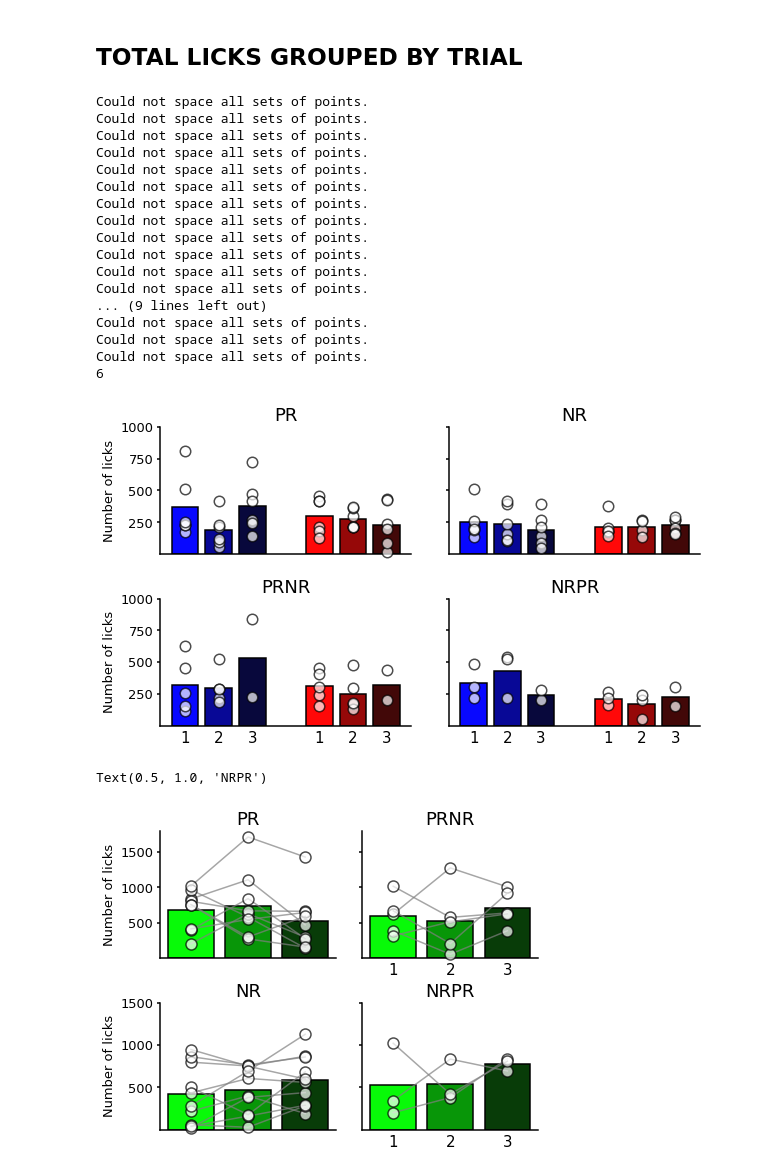
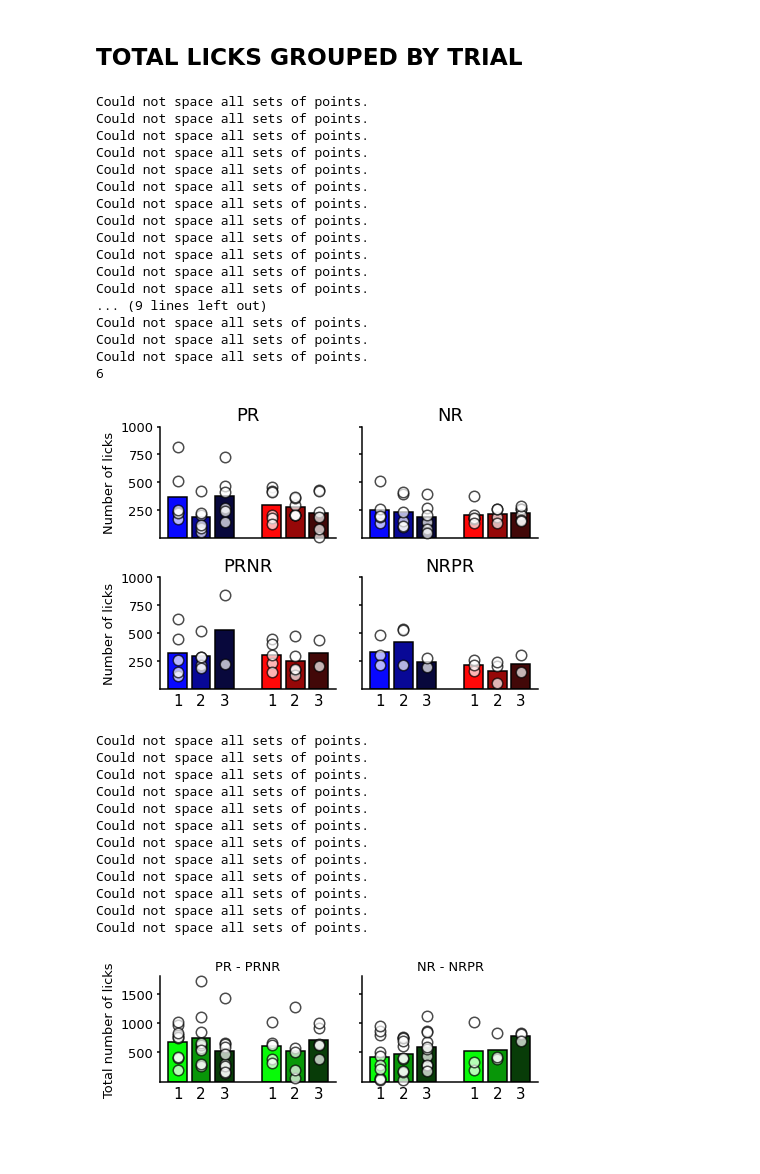
Before and after one commit to jetsetmette/VGP, a Jupyter notebook: notebooks/Behavior_2P.ipynb, the cells around one changed output. Cells and saved outputs as stored; diff of their text form; code cells hidden in the pictures; blank space fills up the shorter version.

```diff
--- a/notebooks/Behavior_2P.ipynb
+++ b/notebooks/Behavior_2P.ipynb
@@ -282,7 +282,7 @@ def make_barscatter(data, ax=None, barlabels=['PR','PRNR','NR','NRPR'], barfacec
         f,ax = plt.subplots()
 
     tp.barscatter(data,
-                  paired= True,
+#                   paired= True,
                   barfacecolor=barfacecolor,
                   barlabels=barlabels,
                   barlabeloffset=0.04,
@@ -435,6 +435,7 @@ for row in rows:
         all_data[key]['number of trials']=len(pump_fn)
         all_data[key]['total licks']=len(licks_fn)
         all_data[key]['hit trial'] = len(hit_trial)
+        all_data[key]['% hit']=(len(hit_trial)/(len(pump_fn))*100)
         all_data[key]['miss trials']= len(miss_trial)
         all_data[key]['licks per trial']= np.mean(licks_all_trial)
         all_data[key]['licks hit trial']= np.mean(licks_hit_trial)
@@ -1984,8 +2334,8 @@ malt_PR_S1,malt_PRNR_S1,malt_NR_S1,malt_NRPR_S1 = grouped_by_session(all_data, '
 malt_PR_S2,malt_PRNR_S2,malt_NR_S2,malt_NRPR_S2 = grouped_by_session(all_data, 'Malt.','S2', 'total licks')
 malt_PR_S3,malt_PRNR_S3,malt_NR_S3,malt_NRPR_S3 = grouped_by_session(all_data, 'Malt.','S3', 'total licks')
 # %%
-f,ax=plt.subplots(figsize=(10,5), ncols=2, nrows=2, sharey='row')
-f.subplots_adjust(wspace=0.15,hspace=0.35, bottom=0.05, left=0.15)
+f,ax=plt.subplots(figsize=(7,5), ncols=2, nrows=2, sharey='row')
+f.subplots_adjust(wspace=0.15,hspace=0.35, bottom=0.15, left=0.15)
 
 colors_C=['#0808FF','#080896','#08083C','#FF0808','#960808','#420808']
 
@@ -2009,73 +2359,78 @@ ax[1,0].set_ylabel('Number of licks',fontsize = 13)
 ax[1,0].set_yticks([250,500,750,1000])
 ax[1,1].set_yticks([250,500,750,1000])
 ax[1,0].set_yticklabels([250,500,750,1000], fontsize = 13)
 
 ax[0,0].set_title('PR',fontsize=18)
 ax[0,1].set_title('NR',fontsize=18)
 ax[1,0].set_title('PRNR',fontsize=18)
 ax[1,1].set_title('NRPR',fontsize=18)
 
 
 
 print(len(cas_NR_S1))
-# f.savefig('C:\\Users\\mko102\\GitHub\\VGP\\output\\total_licks_session.png')
+f.savefig('C:\\Users\\mko102\\GitHub\\VGP\\output\\total_licks_session.png')
 # %% [output]
 Could not space all sets of points.
 Could not space all sets of points.
 Could not space all sets of points.
 Could not space all sets of points.
 Could not space all sets of points.
 Could not space all sets of points.
 Could not space all sets of points.
 Could not space all sets of points.
 Could not space all sets of points.
 Could not space all sets of points.
 Could not space all sets of points.
 Could not space all sets of points.
 ... (9 lines left out)
 Could not space all sets of points.
 Could not space all sets of points.
 Could not space all sets of points.
 6
-[figure, old version]
+[figure, new version]
 # %%
 ensure_PR_S1,ensure_PRNR_S1,ensure_NR_S1,ensure_NRPR_S1 = grouped_by_session(all_data, 'Ensure','S1', 'total licks')
 ensure_PR_S2,ensure_PRNR_S2,ensure_NR_S2,ensure_NRPR_S2 = grouped_by_session(all_data, 'Ensure','S2', 'total licks')
 ensure_PR_S3,ensure_PRNR_S3,ensure_NR_S3,ensure_NRPR_S3 = grouped_by_session(all_data, 'Ensure','S3', 'total licks')
 # %%
-f,ax=plt.subplots(figsize=(7,5), ncols=2, nrows=2, sharey='row')
-f.subplots_adjust(wspace=0.15,hspace=0.35, bottom=0.05, left=0.15)
+f,ax=plt.subplots(figsize=(7,2), ncols=2, nrows=1, sharey='row')
+f.subplots_adjust(wspace=0.15,hspace=0.35, bottom=0.15, left=0.15)
 
-colors_C=['#08FA08','#089608','#083C08']
-
-#08FA08
-#089608
-#083C08
-
-ax[0,0]= make_barscatter([ensure_PR_S1,ensure_PR_S2,ensure_PR_S3], ax=ax[0,0], barfacecolor=colors_C)
-ax[0,1]= make_barscatter([ensure_PRNR_S1,ensure_PRNR_S2,ensure_PRNR_S3], ax=ax[0,1], barfacecolor=colors_C,barlabels=['1','2','3'])
+colors_C=['#08FA08','#089608','#083C08','#08FA08','#089608','#083C08']
 
 
 
-ax[1,0]= make_barscatter([ensure_NR_S1,ensure_NR_S2,ensure_NR_S3], ax=ax[1,0], barfacecolor=colors_C)
-ax[1,1]= make_barscatter([ensure_NRPR_S1,ensure_NRPR_S2,ensure_NRPR_S3], ax=ax[1,1], barfacecolor=colors_C,barlabels=['1','2','3'])
+ax[0]= make_barscatter([[ensure_PR_S1,ensure_PR_S2,ensure_PR_S3],[ensure_PRNR_S1,ensure_PRNR_S2,ensure_PRNR_S3]], ax=ax[0], barfacecolor=colors_C,barlabels=['1','2','3','1','2','3'])
+ax[1]= make_barscatter([[ensure_NR_S1,ensure_NR_S2,ensure_NR_S3],[ensure_NRPR_S1,ensure_NRPR_S2,ensure_NRPR_S3]], ax=ax[1], barfacecolor=colors_C,barlabels=['1','2','3','1','2','3'])
 
 
 
-ax[0,0].set_ylabel('Number of licks',fontsize = 13)
-ax[0,0].set_yticks([500,1000,1500])
-ax[0,1].set_yticks([500,1000,1500])
-ax[0,0].set_yticklabels([500,1000,1500], fontsize = 13)
 
-ax[1,0].set_ylabel('Number of licks',fontsize = 13)
-ax[1,0].set_yticks([500,1000,1500])
-ax[1,1].set_yticks([500,1000,1500])
-ax[1,0].set_yticklabels([500,1000,1500], fontsize = 13)
 
-ax[0,0].set_title('PR',fontsize=18)
-ax[0,1].set_title('PRNR',fontsize=18)
-ax[1,0].set_title('NR',fontsize=18)
-ax[1,1].set_title('NRPR',fontsize=18)
+
+
+ax[0].set_ylabel('Total number of licks',fontsize = 13)
+ax[0].set_yticks([500,1000,1500])
+ax[1].set_yticks([500,1000,1500])
+ax[0].set_yticklabels([500,1000,1500], fontsize = 13)
+
+
+
+ax[0].set_title('PR - PRNR',fontsize=13)
+ax[1].set_title('NR - NRPR',fontsize=13)
+
+f.savefig('C:\\Users\\mko102\\GitHub\\VGP\\output\\total_licks_session_Ensure.png')
 # %% [output]
-Text(0.5, 1.0, 'NRPR')
+Could not space all sets of points.
+Could not space all sets of points.
+Could not space all sets of points.
+Could not space all sets of points.
+Could not space all sets of points.
+Could not space all sets of points.
+Could not space all sets of points.
+Could not space all sets of points.
+Could not space all sets of points.
+Could not space all sets of points.
+Could not space all sets of points.
+Could not space all sets of points.
-[figure, old version]
+[figure, new version]
```
Also changed, not shown: parts of 21 cells of this notebook.
